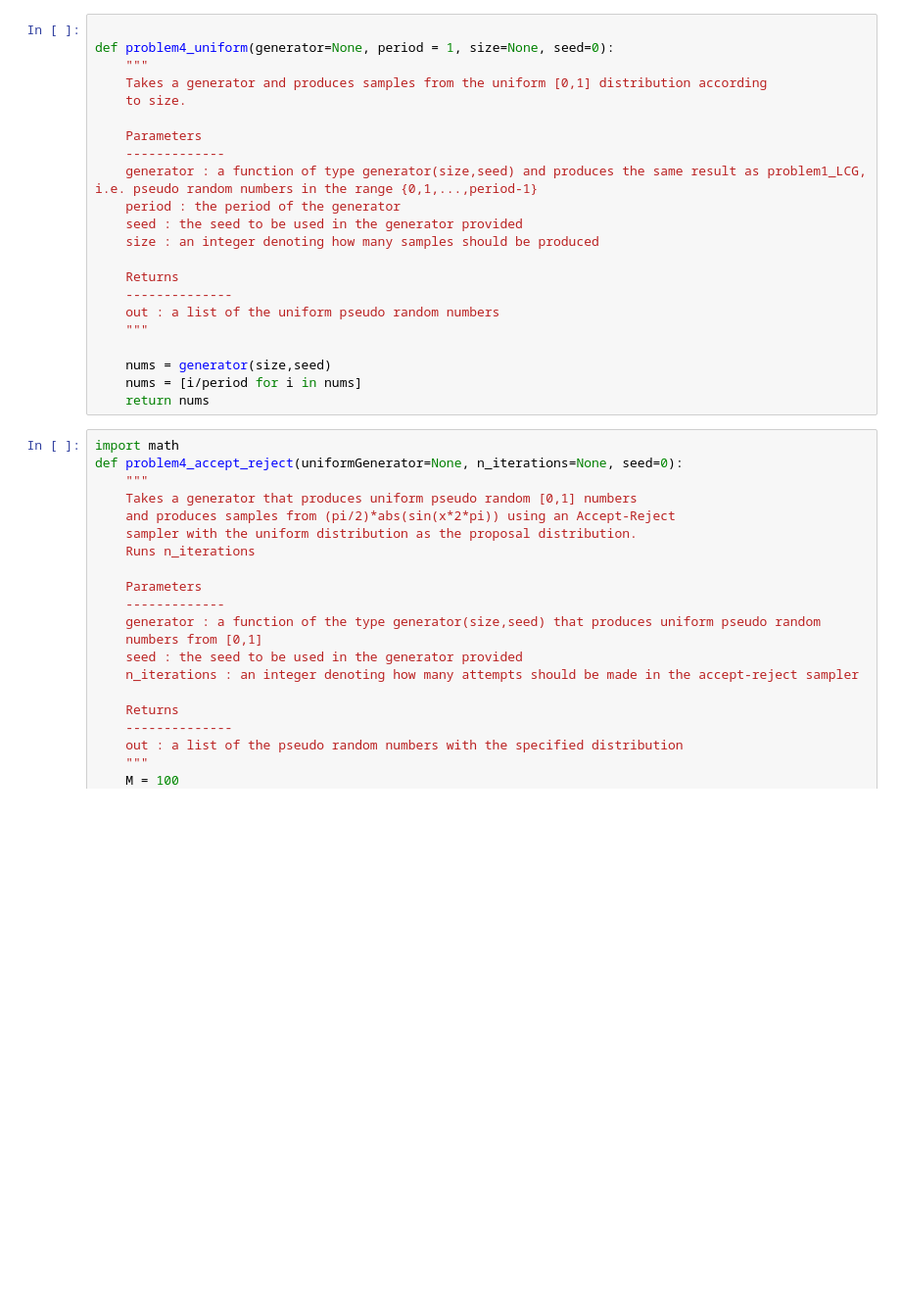
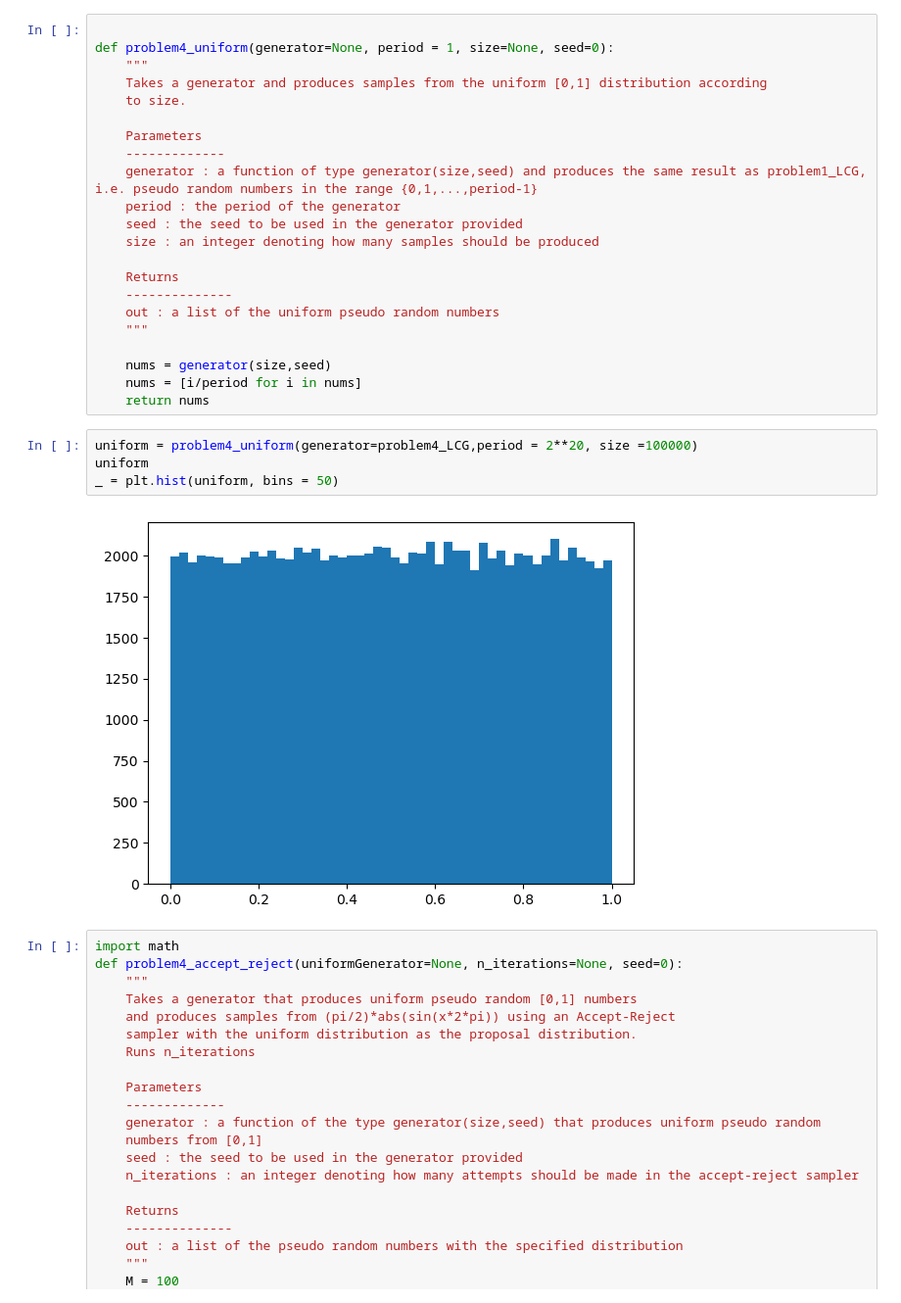
Before and after one commit to ccaulk/Data_Science_2025_final, a Jupyter notebook: Assignment_2.ipynb, the cells around one changed output. Shown at 98% size. Saved outputs shown, nothing was run; the diff lists cells and outputs as text; blank space fills up the shorter version.

```diff
--- a/Assignment_2.ipynb
+++ b/Assignment_2.ipynb
@@ -234,6 +236,12 @@ def problem4_uniform(generator=None, period = 1, size=None, seed=0):
     nums = generator(size,seed)
     nums = [i/period for i in nums]
     return nums
+# %%
+uniform = problem4_uniform(generator=problem4_LCG,period = 2**20, size =100000)
+uniform
+_ = plt.hist(uniform, bins = 50)
+# %% [output]
+[figure, added]
 # %%
 import math
 def problem4_accept_reject(uniformGenerator=None, n_iterations=None, seed=0):
```
Also changed, not shown: parts of 1 cell of this notebook, 1 other file.
